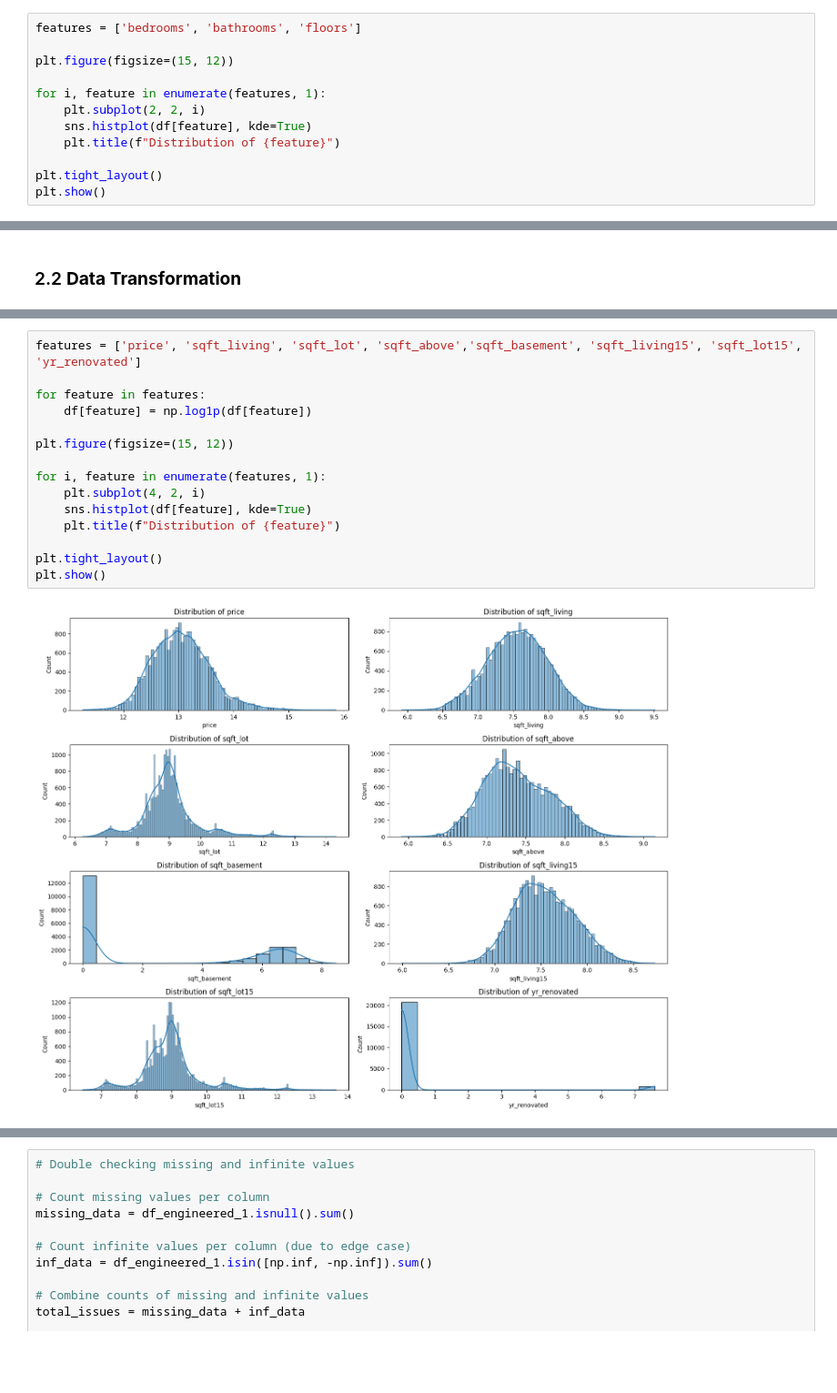
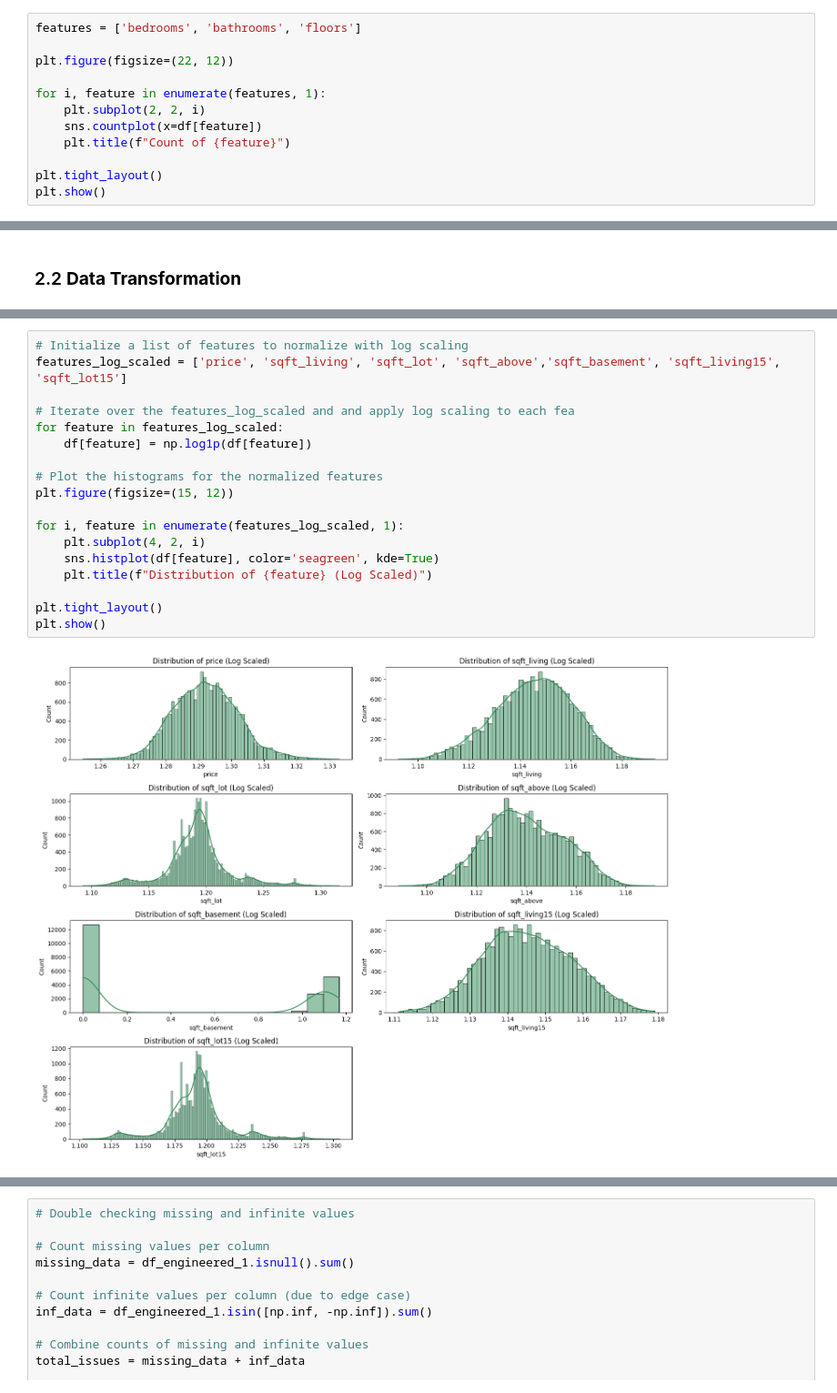
Before and after one commit to alexmakh12/fall23-cs577-project, a Jupyter notebook: src/models/main.ipynb, the cells around one changed output, grey strips where cells are left out. Shown at 91% size. Cells and saved outputs as stored; diff of their text form; blank space fills up the shorter version.

```diff
--- a/src/models/main.ipynb
+++ b/src/models/main.ipynb
@@ -417,12 +459,12 @@ plt.show()
 # %%
 features = ['bedrooms', 'bathrooms', 'floors']
 
-plt.figure(figsize=(15, 12))
+plt.figure(figsize=(22, 12))
 
 for i, feature in enumerate(features, 1):
     plt.subplot(2, 2, i)
-    sns.histplot(df[feature], kde=True)
-    plt.title(f"Distribution of {feature}")
+    sns.countplot(x=df[feature])
+    plt.title(f"Count of {feature}")
 
 plt.tight_layout()
 plt.show()
@@ -475,17 +519,20 @@ plt.show()
 # %%
-features = ['price', 'sqft_living', 'sqft_lot', 'sqft_above','sqft_basement', 'sqft_living15', 'sqft_lot15', 'yr_renovated']
+# Initialize a list of features to normalize with log scaling
+features_log_scaled = ['price', 'sqft_living', 'sqft_lot', 'sqft_above','sqft_basement', 'sqft_living15', 'sqft_lot15']
 
-for feature in features:
+# Iterate over the features_log_scaled and and apply log scaling to each fea
+for feature in features_log_scaled:
     df[feature] = np.log1p(df[feature])
 
+# Plot the histograms for the normalized features
 plt.figure(figsize=(15, 12))
 
-for i, feature in enumerate(features, 1):
+for i, feature in enumerate(features_log_scaled, 1):
     plt.subplot(4, 2, i)
-    sns.histplot(df[feature], kde=True)
-    plt.title(f"Distribution of {feature}")
+    sns.histplot(df[feature], color='seagreen', kde=True)
+    plt.title(f"Distribution of {feature} (Log Scaled)")
 
 plt.tight_layout()
 plt.show()
 # %% [output]
-[figure, old version]
+[figure, new version]
```
Also changed, not shown: parts of 26 cells of this notebook.
